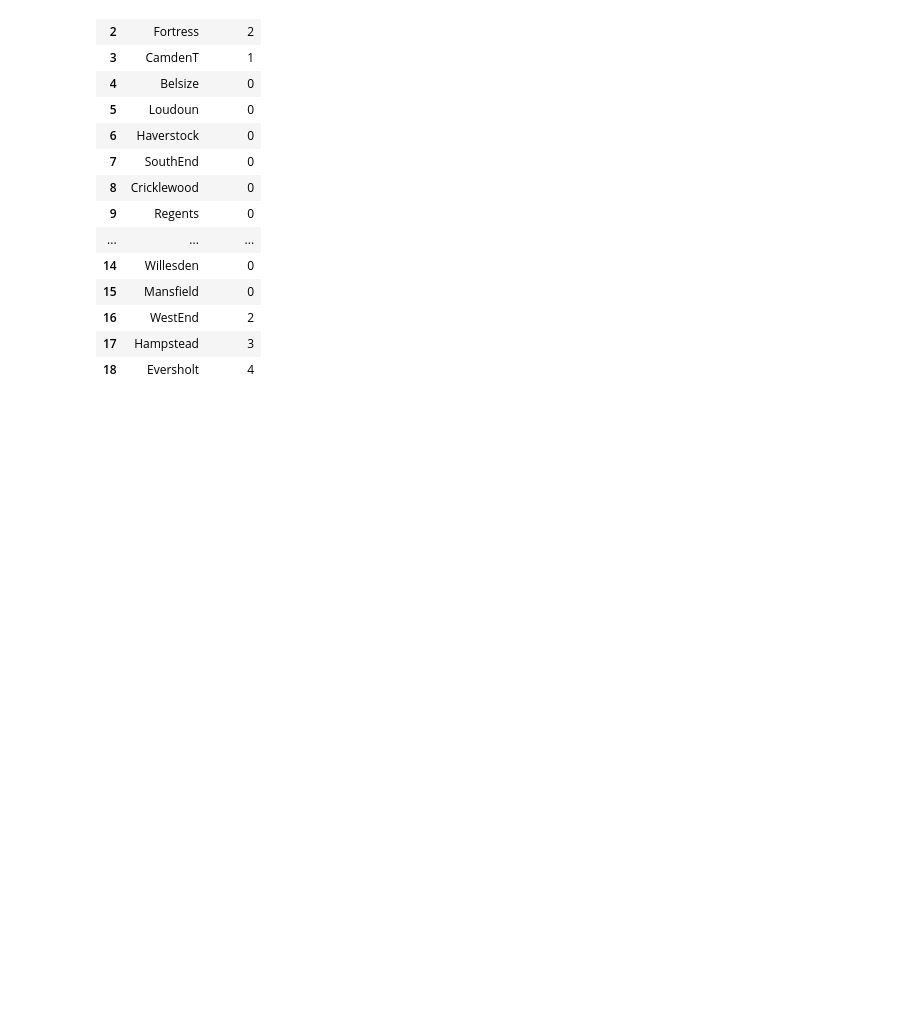
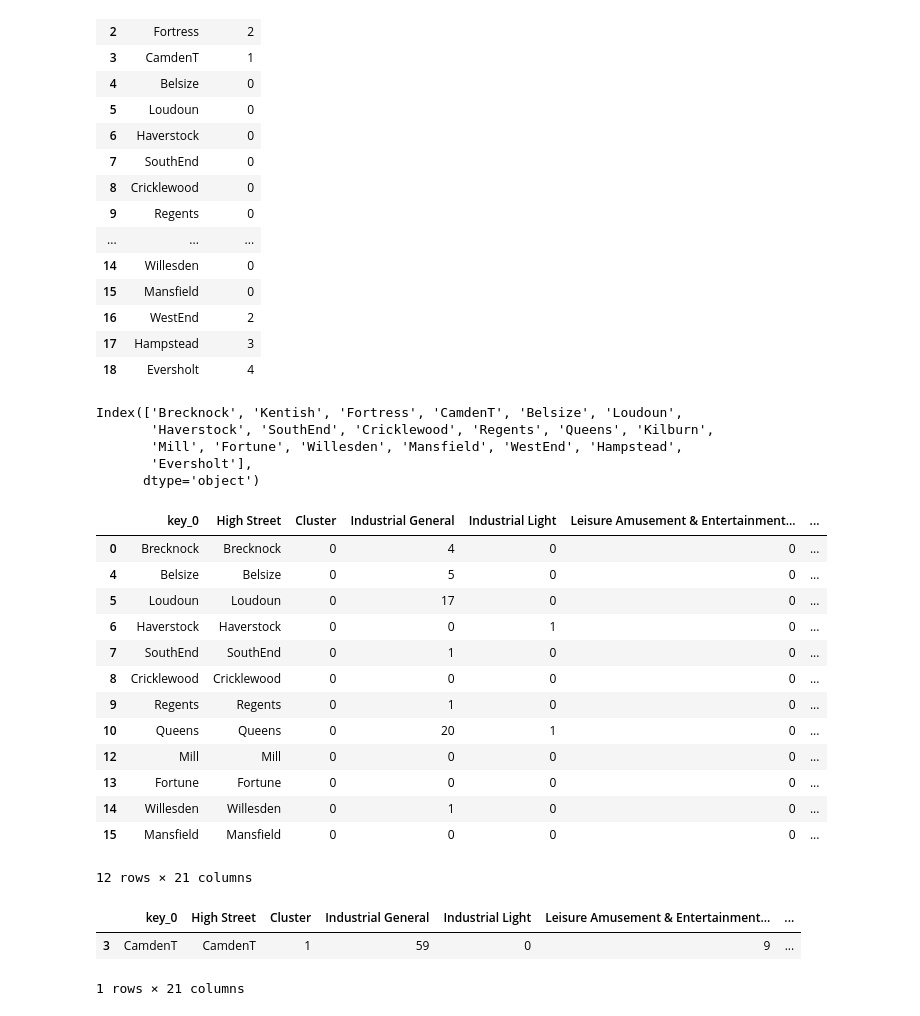
Before and after one commit to christinabotros/Camden-High-Street-Analysis, a Jupyter notebook: Camden Cluster Analysis.ipynb, the cells around one changed output. Drawn from its saved outputs; the diff is of its cells as text; code cells hidden in the pictures; blank space fills up the shorter version.

```diff
--- a/Camden Cluster Analysis.ipynb
+++ b/Camden Cluster Analysis.ipynb
@@ -686,3 +708,39 @@ highstreet_cluster
 | 16 | WestEnd | 2 |
 | 17 | Hampstead | 3 |
 | 18 | Eversholt | 4 |
+# %%
+X.index
+# %% [output]
+Index(['Brecknock', 'Kentish', 'Fortress', 'CamdenT', 'Belsize', 'Loudoun',
+       'Haverstock', 'SouthEnd', 'Cricklewood', 'Regents', 'Queens', 'Kilburn',
+       'Mill', 'Fortune', 'Willesden', 'Mansfield', 'WestEnd', 'Hampstead',
+       'Eversholt'],
+      dtype='object')
+# %%
+CAMCLUS = pd.merge(highstreet_cluster, X, left_on = highstreet_cluster['High Street'], right_on = X.index)
+# %%
+Group1 = CAMCLUS.loc[CAMCLUS['Cluster'] == 0]
+# %%
+Group1
+# %% [output]
+|  | key_0 | High Street | Cluster | Industrial General | Industrial Light | Leisure Amusement & Entertainment... | ... |
+| 0 | Brecknock | Brecknock | 0 | 4 | 0 | 0 | ... |
+| 4 | Belsize | Belsize | 0 | 5 | 0 | 0 | ... |
+| 5 | Loudoun | Loudoun | 0 | 17 | 0 | 0 | ... |
+| 6 | Haverstock | Haverstock | 0 | 0 | 1 | 0 | ... |
+| 7 | SouthEnd | SouthEnd | 0 | 1 | 0 | 0 | ... |
+| 8 | Cricklewood | Cricklewood | 0 | 0 | 0 | 0 | ... |
+| 9 | Regents | Regents | 0 | 1 | 0 | 0 | ... |
+| 10 | Queens | Queens | 0 | 20 | 1 | 0 | ... |
+| 12 | Mill | Mill | 0 | 0 | 0 | 0 | ... |
+| 13 | Fortune | Fortune | 0 | 0 | 0 | 0 | ... |
+| 14 | Willesden | Willesden | 0 | 1 | 0 | 0 | ... |
+| 15 | Mansfield | Mansfield | 0 | 0 | 0 | 0 | ... |
+12 rows × 21 columns
+# %%
+Group2 = CAMCLUS.loc[CAMCLUS['Cluster'] == 1]
+Group2
+# %% [output]
+|  | key_0 | High Street | Cluster | Industrial General | Industrial Light | Leisure Amusement & Entertainment... | ... |
+| 3 | CamdenT | CamdenT | 1 | 59 | 0 | 9 | ... |
+1 rows × 21 columns
```
Also changed, not shown: parts of 5 cells of this notebook.
